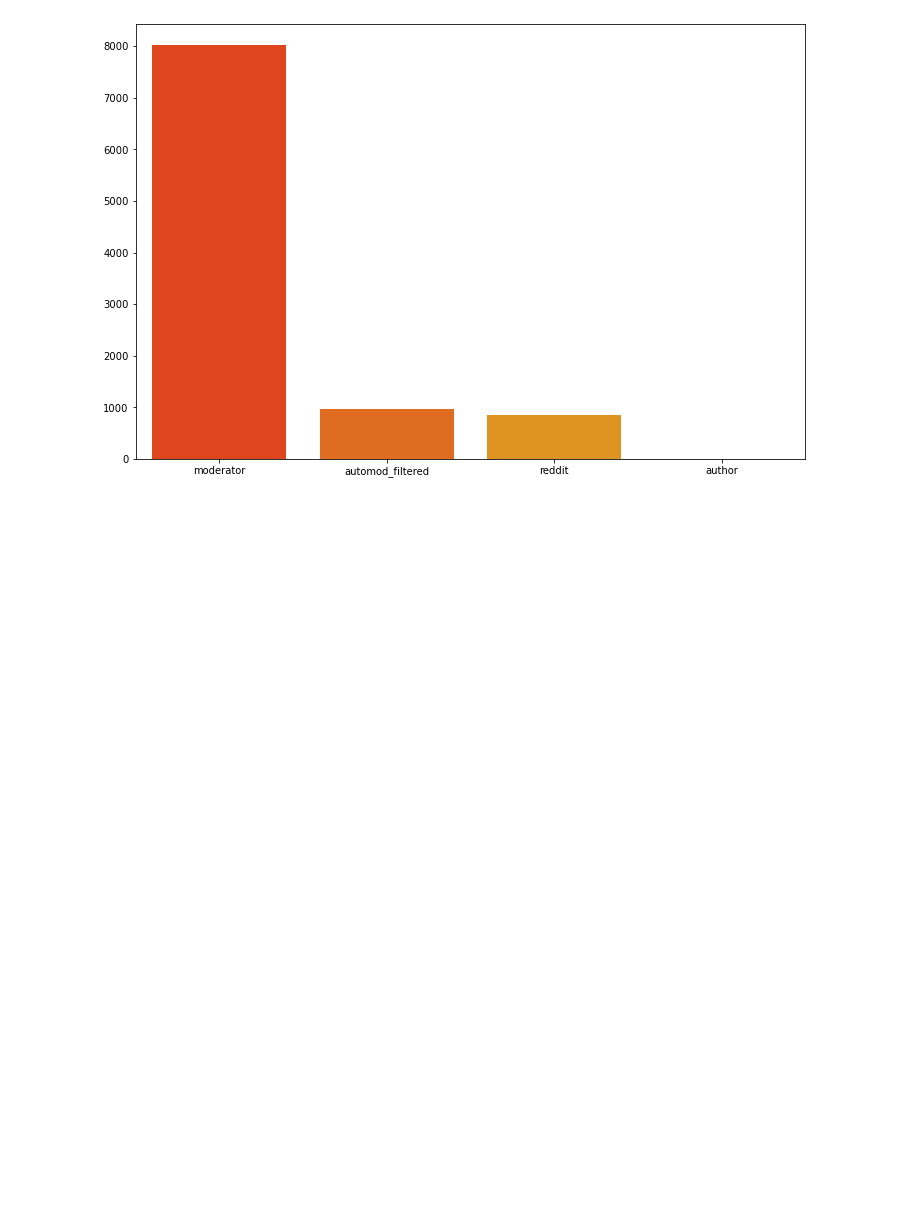
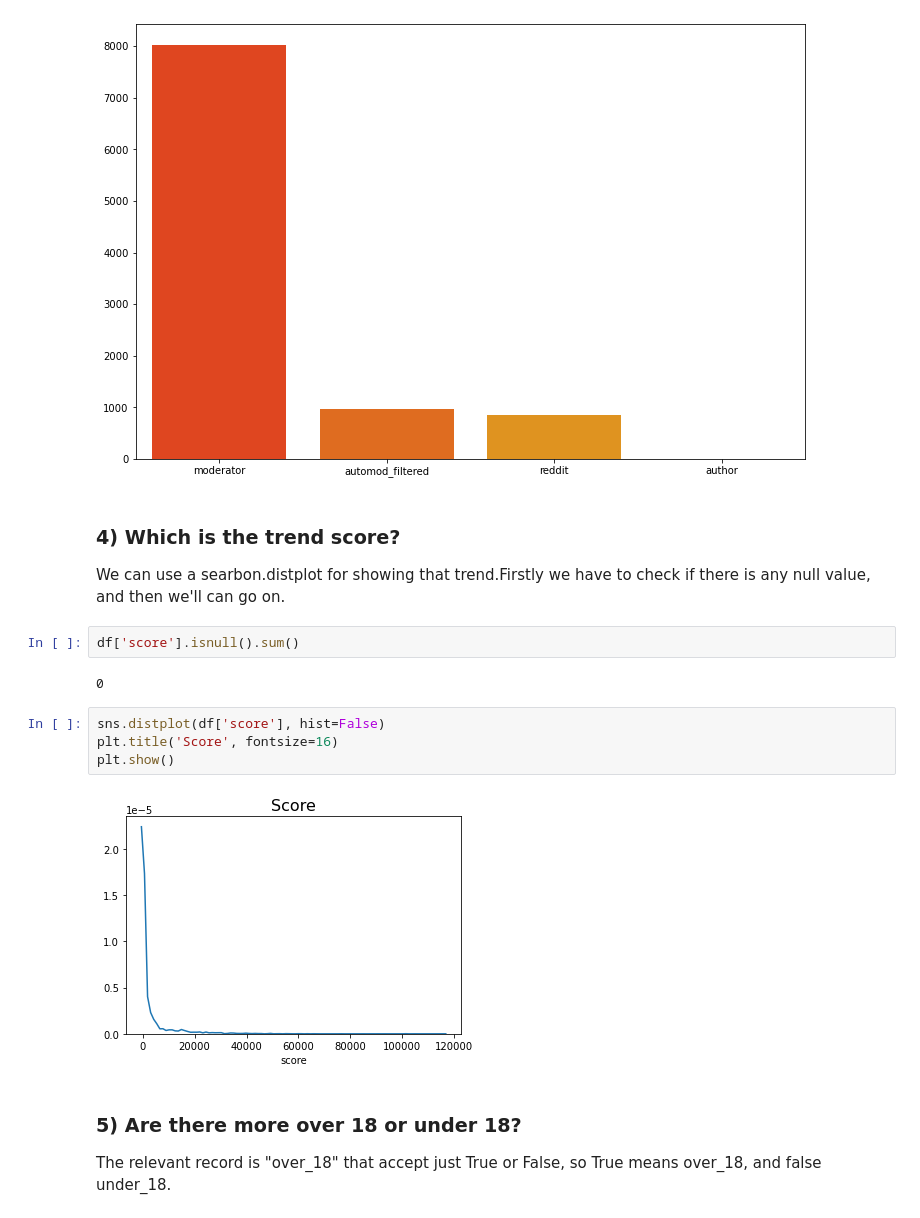
Before and after one commit to francescodisalvo05/RedditStats, a Jupyter notebook: RedditStats.ipynb, the cells around one changed output. Drawn from its saved outputs; the diff is of its cells as text; blank space fills up the shorter version.

```diff
--- a/RedditStats.ipynb
+++ b/RedditStats.ipynb
@@ -128,3 +129,19 @@ plt.ylabel(None)
 # %% [output]
 Text(0, 0.5, '')
 [figure]
+# %% [markdown]
+### 4) Which is the trend score?
+We can use a searbon.distplot for showing that trend.Firstly we have to check if there is any null value, and then we'll can go on.
+# %%
+df['score'].isnull().sum()
+# %% [output]
+0
+# %%
+sns.distplot(df['score'], hist=False)
+plt.title('Score', fontsize=16)
+plt.show()
+# %% [output]
+[figure, added]
+# %% [markdown]
+### 5) Are there more over 18 or under 18?
+The relevant record is "over_18" that accept just True or False, so True means over_18, and false under_18.
```
Also changed, not shown: parts of 6 cells of this notebook, 5 other files.
